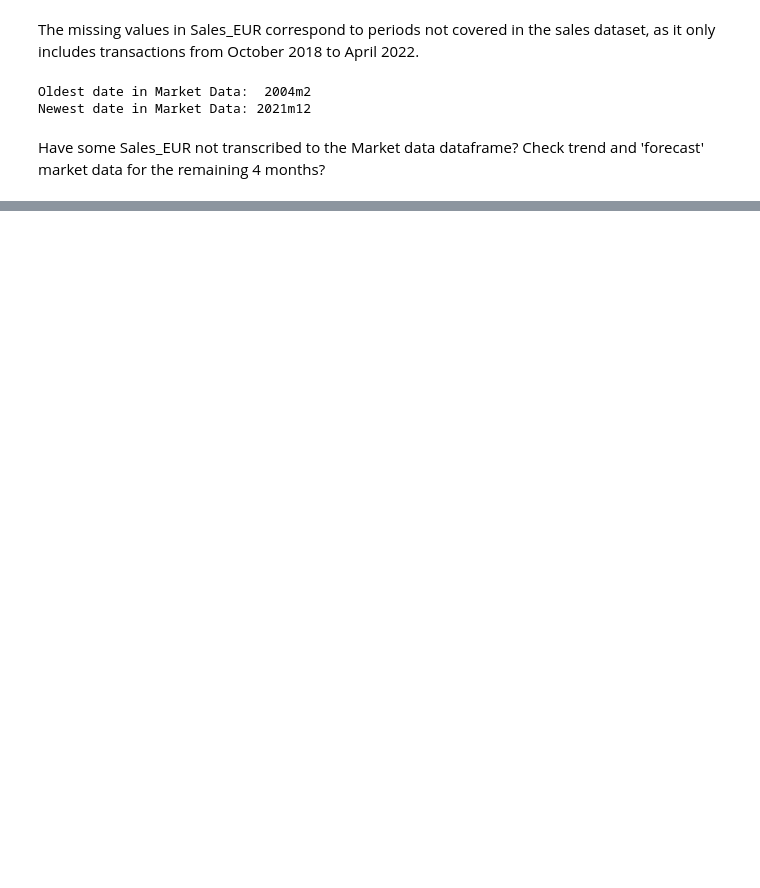
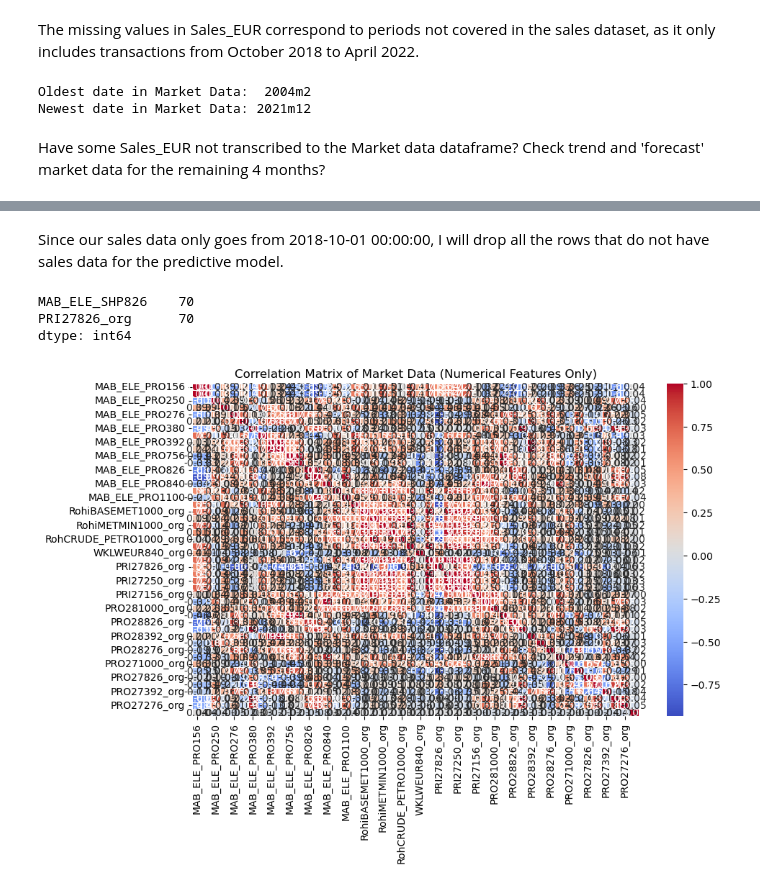
Before and after one commit to RubenCMarques/Case-2--Siemens-Sales-Forecast, a Jupyter notebook: Notebooks/Ingrid_workspace.ipynb, the cells around one changed output, grey strips where cells are left out. Cells and saved outputs as stored; diff of their text form; code cells hidden in the pictures; blank space fills up the shorter version.

```diff
--- a/Notebooks/Ingrid_workspace.ipynb
+++ b/Notebooks/Ingrid_workspace.ipynb
@@ -389,4 +494,7 @@ sales_data['date'] = sales_data['DATE'].dt.strftime('%Ym%-m')
 # Aggregate sales by month
 monthly_sales = sales_data.groupby('date')['Sales_EUR'].sum().reset_index()
 monthly_sales.head()
+# Aggregate monthly sales by MAPPED_GCK
+monthly_sales_mapped = sales_data.groupby(['date', 'Mapped_GCK'])['Sales_EUR'].sum().reset_index()
+monthly_sales_mapped.head()
 # %% [output]
@@ -399,6 +502,6 @@ monthly_sales.head()
 # %%
 # Merge the two dataframes on date
-market_data = market_data.merge(monthly_sales, on='date', how='left')
+market_data = market_data.merge(monthly_sales_mapped, on='date', how='left')
 # %%
 market_data.head()
 # %% [output]
@@ -443,0 +583,27 @@ Have some Sales_EUR not transcribed to the Market data dataframe? Check trend an
+# %% [markdown]
+Since our sales data only goes from 2018-10-01 00:00:00, I will drop all the rows that do not have sales data for the predictive model.
+# %%
+# Drop rows with date before 2018-10-01 00:00:00
+market_data = market_data[market_data['date'] >= '2018m10']
+# %%
+#check missing values
+missing_values = market_data.isnull().sum()
+missing_values[missing_values > 0]
+# %% [output]
+MAB_ELE_SHP826    70
+PRI27826_org      70
+dtype: int64
+# %%
+# Select only numerical features
+numeric_market_data = market_data.select_dtypes(include=['number'])
+
+# Compute the correlation matrix
+correlation_matrix = numeric_market_data.corr()
+
+# Plot heatmap
+plt.figure(figsize=(10, 6))
+sns.heatmap(correlation_matrix, annot=True, cmap='coolwarm', fmt=".2f", linewidths=0.5)
+plt.title("Correlation Matrix of Market Data (Numerical Features Only)")
+plt.show()
+# %% [output]
+[figure, added]
```
Also changed, not shown: parts of 31 cells of this notebook, 14 other files.
